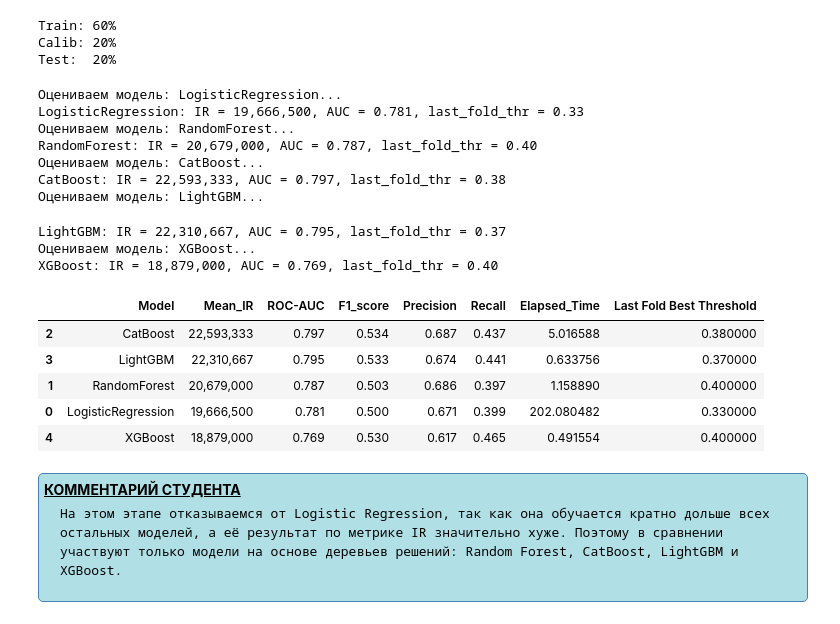
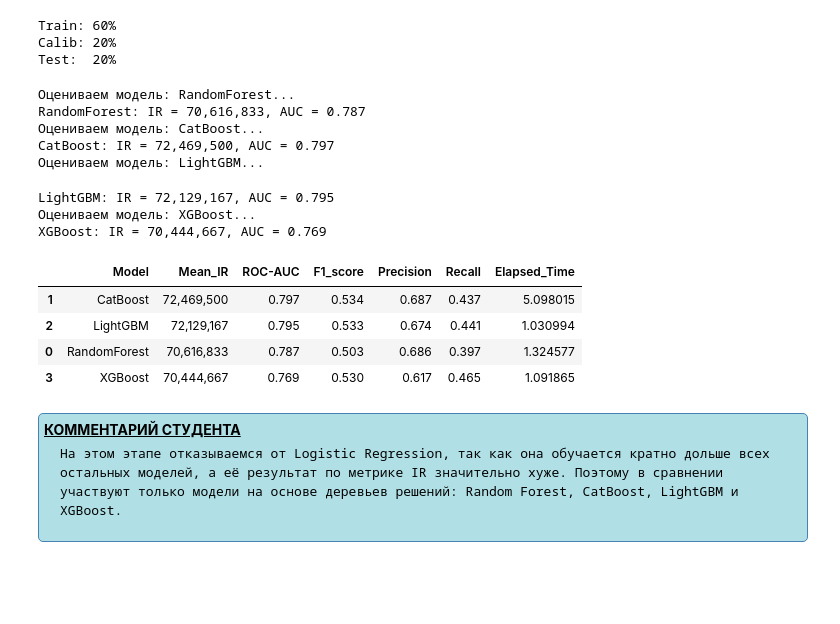
Before and after one commit to danat7075/DS_4_4, a Jupyter notebook: DS_4_4.ipynb, the cells around one changed output. Drawn from its saved outputs; the diff is of its cells as text; code cells hidden in the pictures; blank space fills up the shorter version.

```diff
--- a/DS_4_4.ipynb
+++ b/DS_4_4.ipynb
@@ -1431,4 +1437,16 @@ numeric_cols = [col for col in X_train.columns if col not in binary_cols + trend
 Train: 60%
 Calib: 20%
 Test:  20%
+# %%
+# Выгода от TP
+BENEFIT_TP = PER_REBOOKING + LOST_REV
+
+# Убыток от FP
+COST_FP_TOTAL = COST_FP + AVG_REV
+
+def calculate_ir(tn, fp, fn, tp):
+    """
+    Выручка ПОСЛЕ внедрения модели.
+    """
+    return (tp * PER_REBOOKING) + (tn * AVG_REV) - (fp * COST_FP) - (fn * LOST_REV)
 # %%
@@ -1507,6 +1553,7 @@ scoring = {
 gtscv = TimeSeriesSplit(n_splits=3, test_size=2000)
 
 results = []
+
 
 for name, model in models.items():
     print(f"Оцениваем модель: {name}...")
@@ -1525,48 +1572,44 @@ for name, model in models.items():
     )
     # Фиксируем время выполнения
     elapsed = time.perf_counter() - t0
 
     current_res = {
         'Model': name,
         'Mean_IR': cv_results['test_IR'].mean(),
         'ROC-AUC': cv_results['test_ROC-AUC'].mean(),
         'F1_score': cv_results['test_F1'].mean(),
         'Precision': cv_results['test_Precision'].mean(),
         'Recall': cv_results['test_Recall'].mean(),
-        'Elapsed_Time': elapsed,
-        'Last Fold Best Threshold': LAST_FOLD_BEST_THR
+        'Elapsed_Time': elapsed
     }
     results.append(current_res)
 
-    print(f"{name}: IR = {current_res['Mean_IR']:,.0f}, "f"AUC = {current_res['ROC-AUC']:.3f}, "f"last_fold_thr = {LAST_FOLD_BEST_THR:.2f}")
+    print(f"{name}: IR = {current_res['Mean_IR']:,.0f}, "f"AUC = {current_res['ROC-AUC']:.3f}")
 
 # Вывод итогов
 df_res = pd.DataFrame(results).sort_values('Mean_IR', ascending=False)
 
 display(df_res.style.format({
     'Mean_IR': '{:,.0f}',
     'ROC-AUC': '{:.3f}',
     'F1_score': '{:.3f}',
     'Precision': '{:.3f}',
     'Recall': '{:.3f}'
 }).background_gradient(subset=['Mean_IR'], cmap='Greens'))
 # %% [output]
-Оцениваем модель: LogisticRegression...
-LogisticRegression: IR = 19,666,500, AUC = 0.781, last_fold_thr = 0.33
 Оцениваем модель: RandomForest...
-RandomForest: IR = 20,679,000, AUC = 0.787, last_fold_thr = 0.40
+RandomForest: IR = 70,616,833, AUC = 0.787
 Оцениваем модель: CatBoost...
-CatBoost: IR = 22,593,333, AUC = 0.797, last_fold_thr = 0.38
+CatBoost: IR = 72,469,500, AUC = 0.797
 Оцениваем модель: LightGBM...
-LightGBM: IR = 22,310,667, AUC = 0.795, last_fold_thr = 0.37
+LightGBM: IR = 72,129,167, AUC = 0.795
 Оцениваем модель: XGBoost...
-XGBoost: IR = 18,879,000, AUC = 0.769, last_fold_thr = 0.40
+XGBoost: IR = 70,444,667, AUC = 0.769
-|  | Model | Mean_IR | ROC-AUC | F1_score | Precision | Recall | Elapsed_Time | Last Fold Best Threshold |
-| 2 | CatBoost | 22,593,333 | 0.797 | 0.534 | 0.687 | 0.437 | 5.016588 | 0.380000 |
-| 3 | LightGBM | 22,310,667 | 0.795 | 0.533 | 0.674 | 0.441 | 0.633756 | 0.370000 |
-| 1 | RandomForest | 20,679,000 | 0.787 | 0.503 | 0.686 | 0.397 | 1.158890 | 0.400000 |
-| 0 | LogisticRegression | 19,666,500 | 0.781 | 0.500 | 0.671 | 0.399 | 202.080482 | 0.330000 |
-| 4 | XGBoost | 18,879,000 | 0.769 | 0.530 | 0.617 | 0.465 | 0.491554 | 0.400000 |
+|  | Model | Mean_IR | ROC-AUC | F1_score | Precision | Recall | Elapsed_Time |
+| 1 | CatBoost | 72,469,500 | 0.797 | 0.534 | 0.687 | 0.437 | 5.098015 |
+| 2 | LightGBM | 72,129,167 | 0.795 | 0.533 | 0.674 | 0.441 | 1.030994 |
+| 0 | RandomForest | 70,616,833 | 0.787 | 0.503 | 0.686 | 0.397 | 1.324577 |
+| 3 | XGBoost | 70,444,667 | 0.769 | 0.530 | 0.617 | 0.465 | 1.091865 |
 # %% [markdown]
 <div style="background: #B0E0E6; padding: 5px; border: 1px solid SteelBlue; border-radius: 5px;">
     <font color='4682B4'><u><b>КОММЕНТАРИЙ СТУДЕНТА</b></u></font>
```
Also changed, not shown: parts of 19 cells of this notebook.
